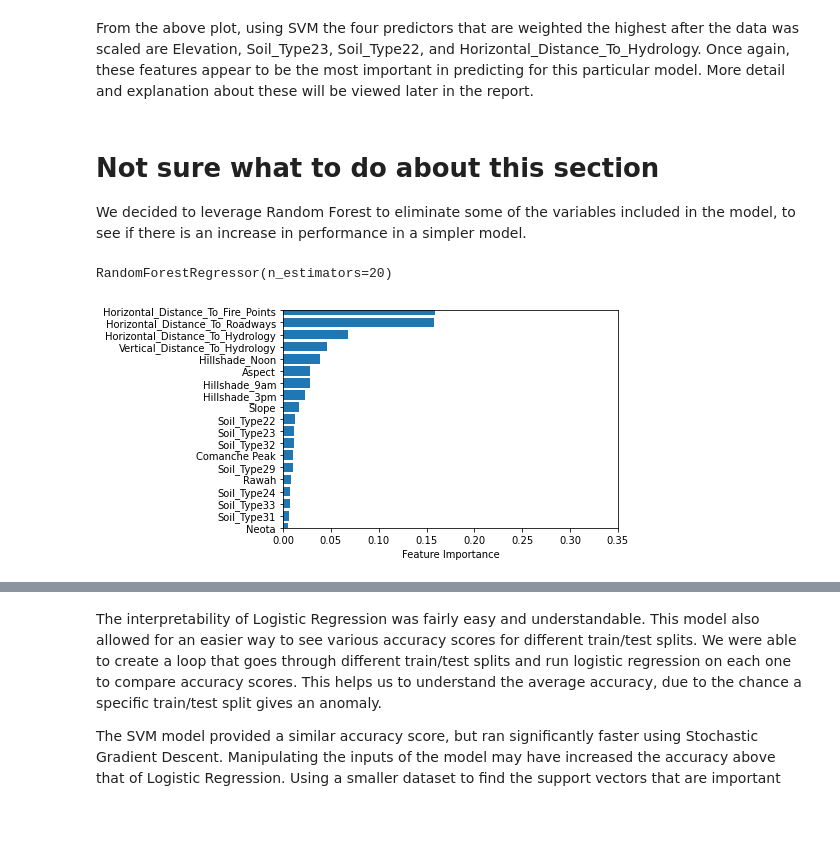
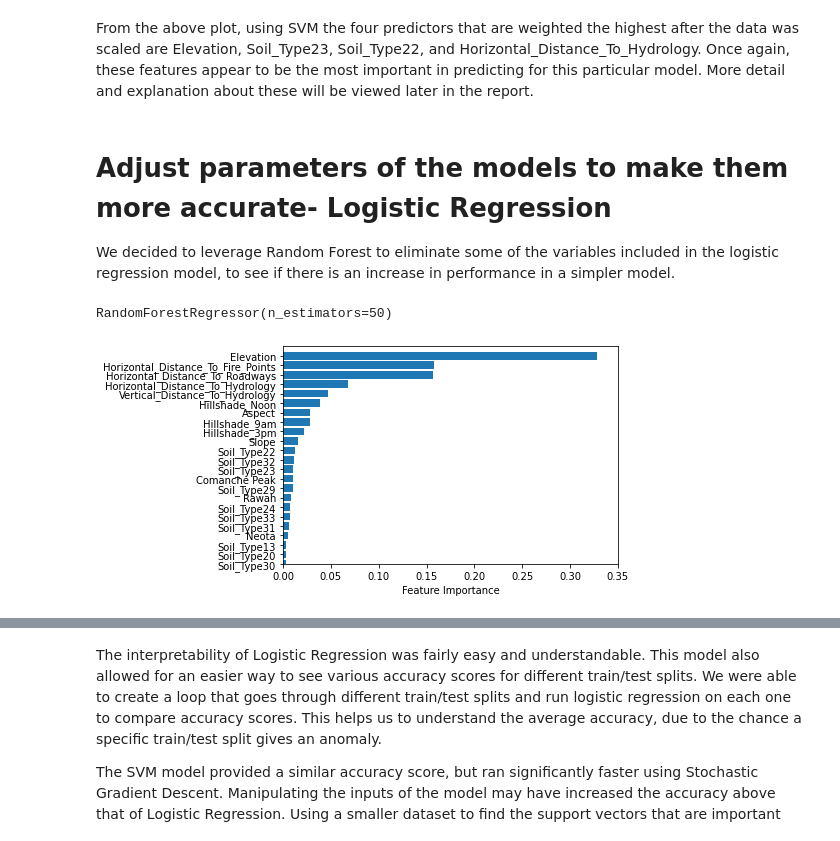
Before and after one commit to KendallScott/Machine-Learning, a Jupyter notebook: SVM and LR/Mini-Lab_Feb11.ipynb, the cells around one changed output, grey strips where cells are left out. Drawn from its saved outputs; the diff is of its cells as text; code cells hidden in the pictures.

```diff
--- a/SVM and LR/Mini-Lab_Feb11.ipynb
+++ b/SVM and LR/Mini-Lab_Feb11.ipynb
@@ -307,21 +294,21 @@ sns.barplot(x='absWeight',y='Var',data=SVMWeights);
 # %% [markdown]
 From the above plot, using SVM the four predictors that are weighted the highest after the data was scaled are Elevation, Soil_Type23, Soil_Type22, and Horizontal_Distance_To_Hydrology. Once again, these features appear to be the most important in predicting for this particular model. More detail and explanation about these will be viewed later in the report.
 # %% [markdown]
-# Not sure what to do about this section
-We decided to leverage Random Forest to eliminate some of the variables included in the model, to see if there is an increase in performance in a simpler model.
+#  Adjust parameters of the models to make them more accurate- Logistic Regression
+We decided to leverage Random Forest to eliminate some of the variables included in the logistic regression model, to see if there is an increase in performance in a simpler model.
 # %%
 # Feature Importance Graph
 # Takes about five minutes
 from sklearn.ensemble import RandomForestRegressor
-rf = RandomForestRegressor(n_estimators = 20)
+rf = RandomForestRegressor(n_estimators = 50)
 rf.fit(X, Y)
 # %% [output]
-RandomForestRegressor(n_estimators=20)
+RandomForestRegressor(n_estimators=50)
 # %%
 sort = rf.feature_importances_.argsort()
 plt.barh(forestDF.columns.values[sort], rf.feature_importances_[sort])
 plt.xlabel('Feature Importance')
-plt.axis([0, 0.35, 34, 52])
+plt.axis([0, 0.35, 31, 54])
 plt.show()
 # %% [output]
-[figure, old version]
+[figure, new version]
```
Also changed, not shown: parts of 19 cells of this notebook.
